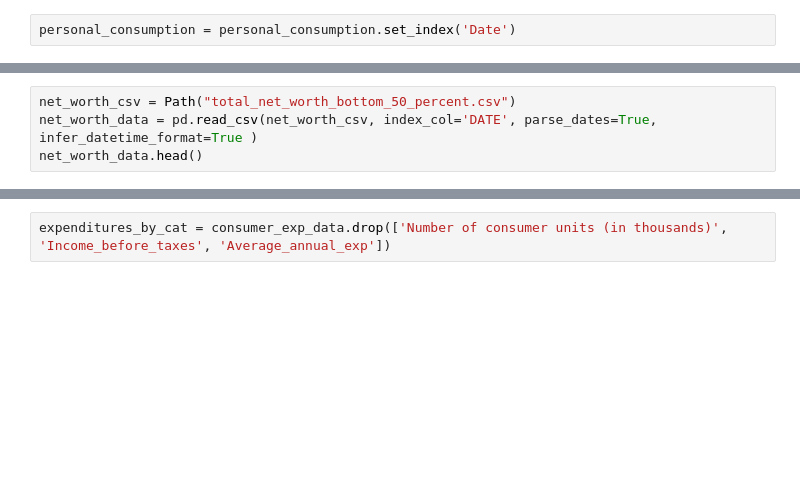
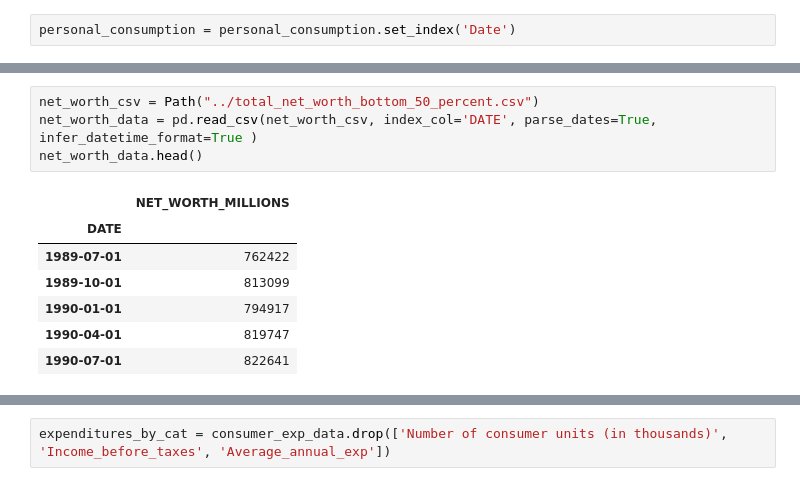
Before and after one commit to tyoung65/Econimic_Stimulus_Research-, a Jupyter notebook: income_wealth_exp_data/us_personal_income_and_wealth_data.ipynb, the cells around one changed output, grey strips where cells are left out. Saved outputs shown, nothing was run; the diff lists cells and outputs as text; blank space fills up the shorter version.

```diff
--- a/income_wealth_exp_data/us_personal_income_and_wealth_data.ipynb
+++ b/income_wealth_exp_data/us_personal_income_and_wealth_data.ipynb
@@ -43,7 +85,15 @@ consumption_plot
 # %%
-net_worth_csv = Path("total_net_worth_bottom_50_percent.csv")
+net_worth_csv = Path("../total_net_worth_bottom_50_percent.csv")
 net_worth_data = pd.read_csv(net_worth_csv, index_col='DATE', parse_dates=True, infer_datetime_format=True )
 net_worth_data.head()
+# %% [output]
+|  | NET_WORTH_MILLIONS |
+| DATE |  |
+| 1989-07-01 | 762422 |
+| 1989-10-01 | 813099 |
+| 1990-01-01 | 794917 |
+| 1990-04-01 | 819747 |
+| 1990-07-01 | 822641 |
 # %%
 net_worth_yearly = net_worth_data.resample('Y').sum()
 net_worth_yearly.head()
```
Also changed, not shown: parts of 13 cells of this notebook.
